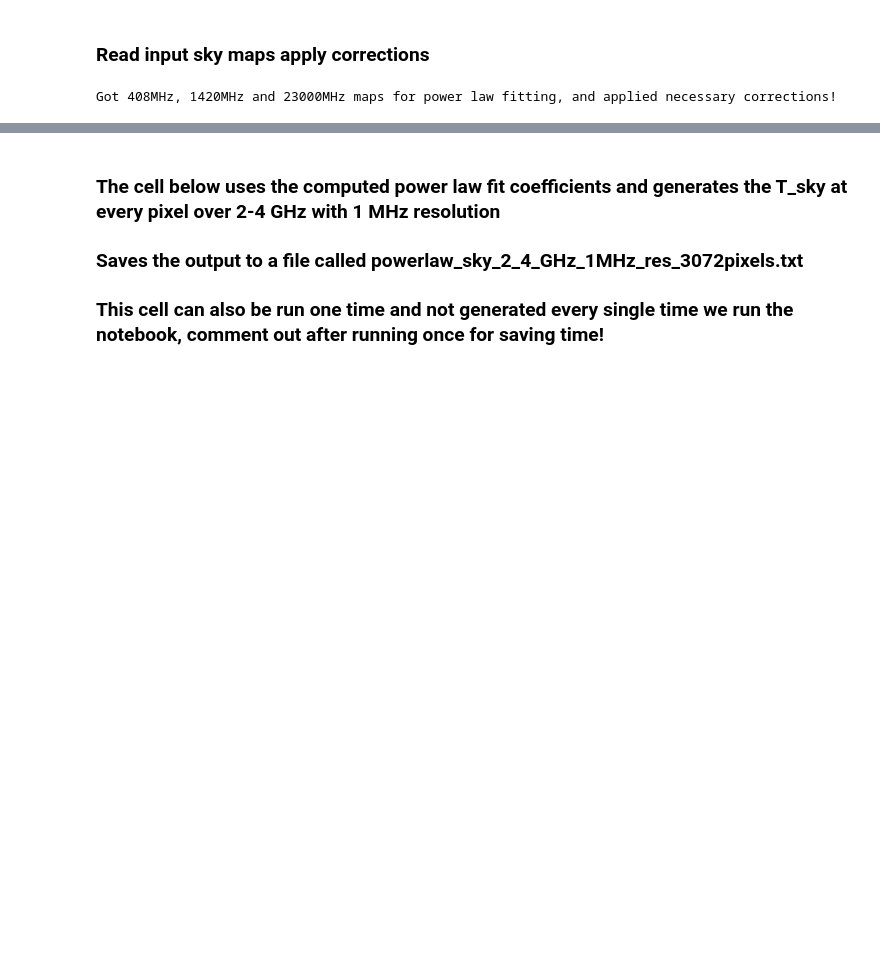
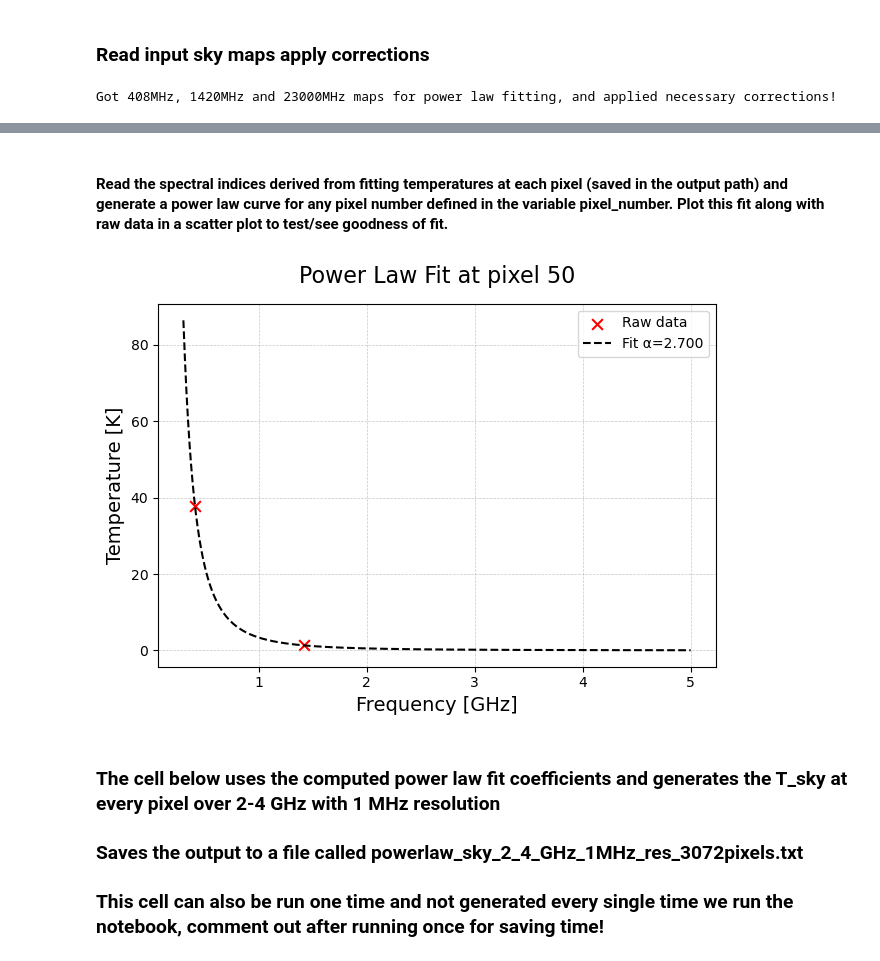
Before and after one commit to mayurisrao/APSERa, a Jupyter notebook: sky_spectrum_simulation_power_law_model.ipynb, the cells around one changed output, grey strips where cells are left out. Drawn from its saved outputs; the diff is of its cells as text; code cells hidden in the pictures; blank space fills up the shorter version.

Commit message:
Power law Sky model completed / cleaned up

```diff
--- a/sky_spectrum_simulation_power_law_model.ipynb
+++ b/sky_spectrum_simulation_power_law_model.ipynb
@@ -226,3 +222,46 @@ Got 408MHz, 1420MHz and 23000MHz maps for power law fitting, and applied necessa
+# %% [markdown]
+#### Read the spectral indices derived from fitting temperatures at each pixel (saved in the output path) and generate a power law curve for any pixel number defined in the variable pixel_number. Plot this fit along with raw data in a scatter plot to test/see goodness of fit.
+# %%
+power_law_model = os.path.join(file_output_path,"fitted_power_law_indices.txt")
+
+# Load fitted alphas
+alphas = np.loadtxt(power_law_model)
+
+# Example frequency array (must be same as used in fitting)
+input_freq = np.array([0.408, 1.420, 23.0]) #GHz
+
+# Example data arrays (replace with your real T1, T2, T3)
+T1 = sky_408
+T2 = sky_1420
+T3 = sky_23000
+
+# Pick an index to plot
+pixel_number = 50
+alpha = alphas[pixel_number]
+x_norm = input_freq[0]
+y_norm = T1[pixel_number]
+
+# Generate fit curve
+#f_test_fit = np.logspace(-0.5,1.5,3000)
+f_test_fit = np.linspace(0.3,5,3000)
+T_fit = y_norm * (f_test_fit / x_norm) ** (-alpha)
+
+# Plot
+#plt.scatter([input_freq[0],input_freq[1],input_freq[2]], [T1[pixel_number],T2[pixel_number],T3[pixel_number]], marker="x", s=60, label='Raw data',c='r')
+plt.scatter([input_freq[0],input_freq[1]], [T1[pixel_number],T2[pixel_number]], marker="x", s=60, label='Raw data',c='r')
+plt.plot(f_test_fit, T_fit, c='k', ls='--',label=f"Fit α={alpha:.3f}")
+#plt.xscale("log")
+#plt.yscale("log")
+plt.xlabel("Frequency [GHz]", fontsize=14 )
+plt.ylabel("Temperature [K]",fontsize=14)
+# Formatting
+plt.title("Power Law Fit at pixel %d"%pixel_number, fontsize=16, pad=15)
+plt.grid(True, which="both", ls="--", lw=0.5, alpha=0.7)
+plt.legend(fontsize=10)
+plt.tight_layout()
+plt.show()
+# %% [output]
+[figure, added]
 # %% [markdown]
 ### The cell below uses the computed power law fit coefficients and generates the T_sky at every pixel over 2-4 GHz with 1 MHz resolution
 ### Saves the output to a file called powerlaw_sky_2_4_GHz_1MHz_res_3072pixels.txt
```
Also changed, not shown: parts of 24 cells of this notebook.
